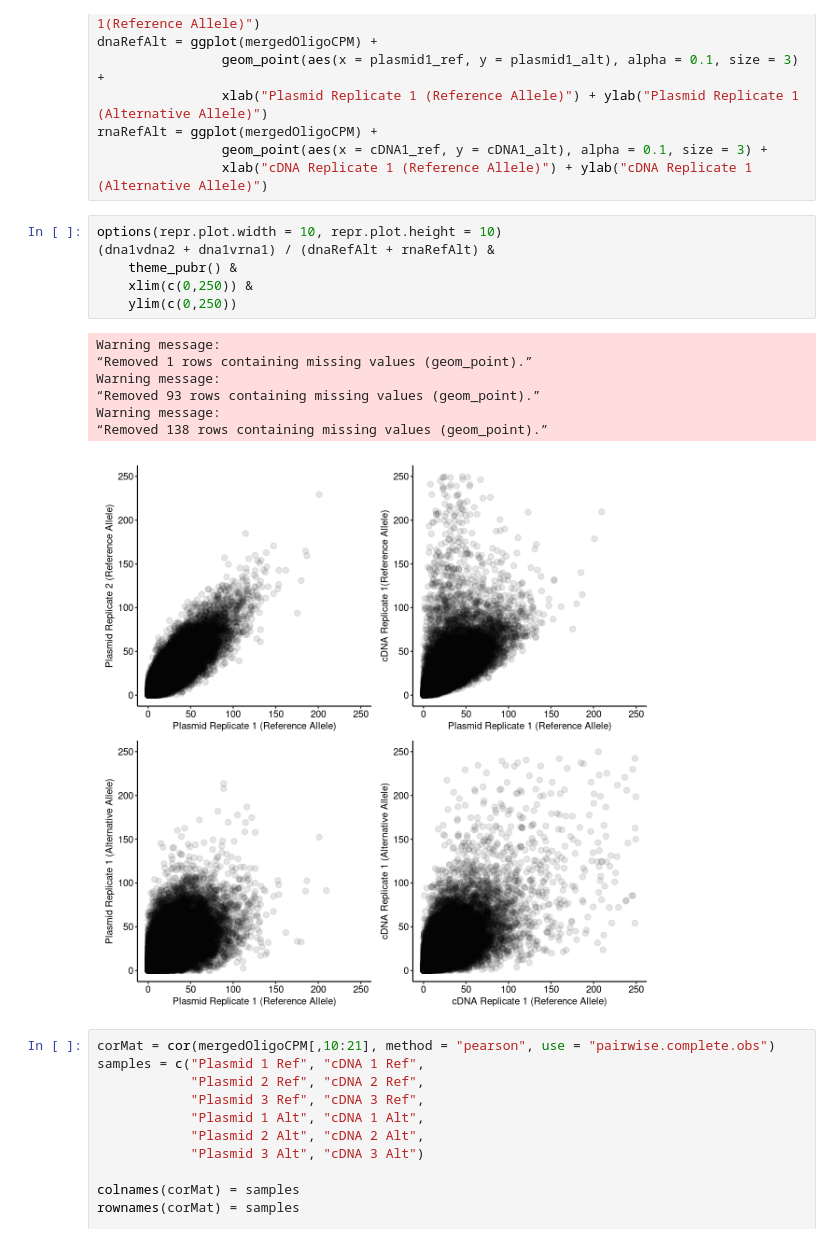
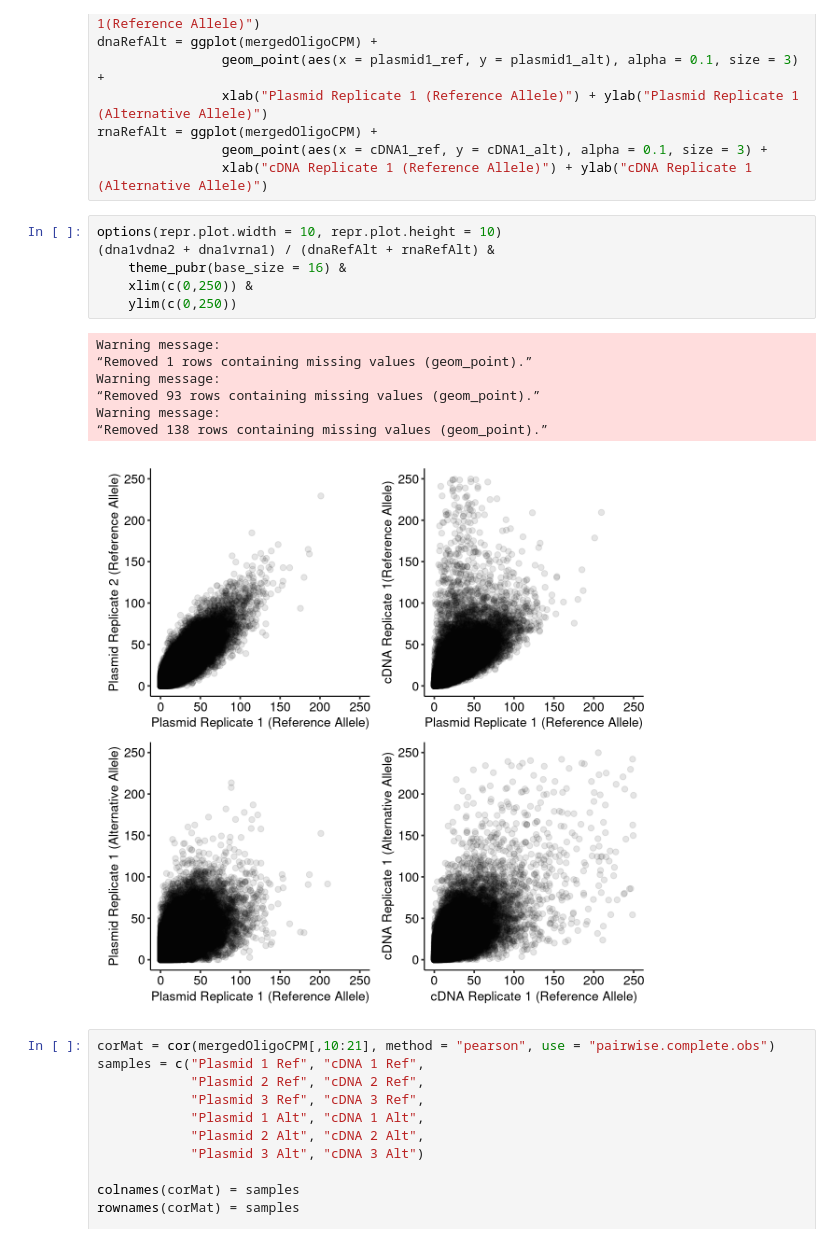
Before and after one commit to nsabell/mpra-v2, a Jupyter notebook: notebooks/section1-descriptive-statistics.ipynb, the cells around one changed output. Saved outputs shown, nothing was run; the diff lists cells and outputs as text.

```diff
--- a/notebooks/section1-descriptive-statistics.ipynb
+++ b/notebooks/section1-descriptive-statistics.ipynb
@@ -53,17 +35,17 @@ rnaRefAlt = ggplot(mergedOligoCPM) +
 # %%
 options(repr.plot.width = 10, repr.plot.height = 10)
 (dna1vdna2 + dna1vrna1) / (dnaRefAlt + rnaRefAlt) &
-    theme_pubr() &
+    theme_pubr(base_size = 16) &
     xlim(c(0,250)) &
     ylim(c(0,250))
 # %% [output]
 Warning message:
 “Removed 1 rows containing missing values (geom_point).”
 Warning message:
 “Removed 93 rows containing missing values (geom_point).”
 Warning message:
 “Removed 138 rows containing missing values (geom_point).”
-[figure, old version]
+[figure, new version]
 # %%
 corMat = cor(mergedOligoCPM[,10:21], method = "pearson", use = "pairwise.complete.obs")
 samples = c("Plasmid 1 Ref", "cDNA 1 Ref",
```
Also changed, not shown: parts of 1 cell of this notebook.
